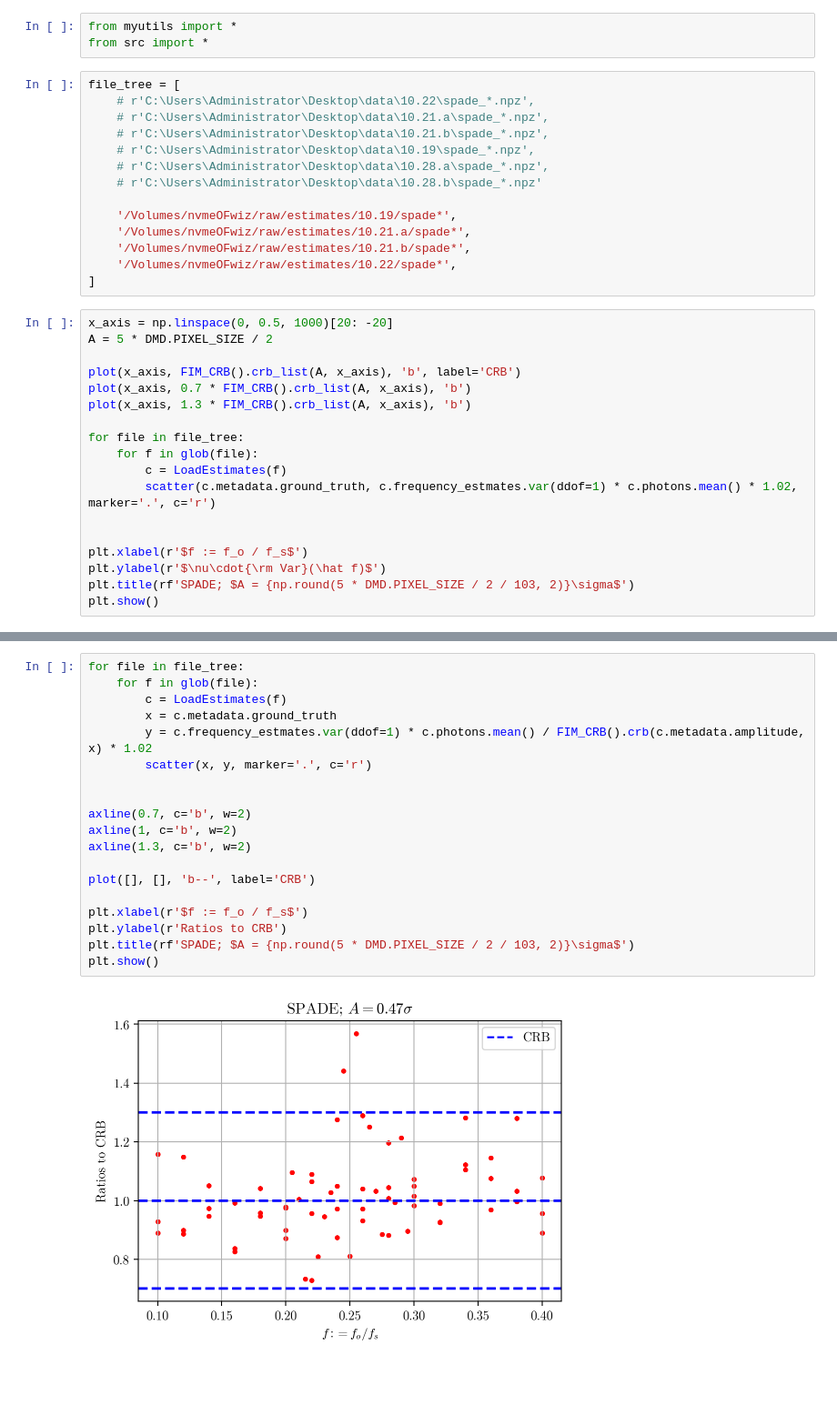
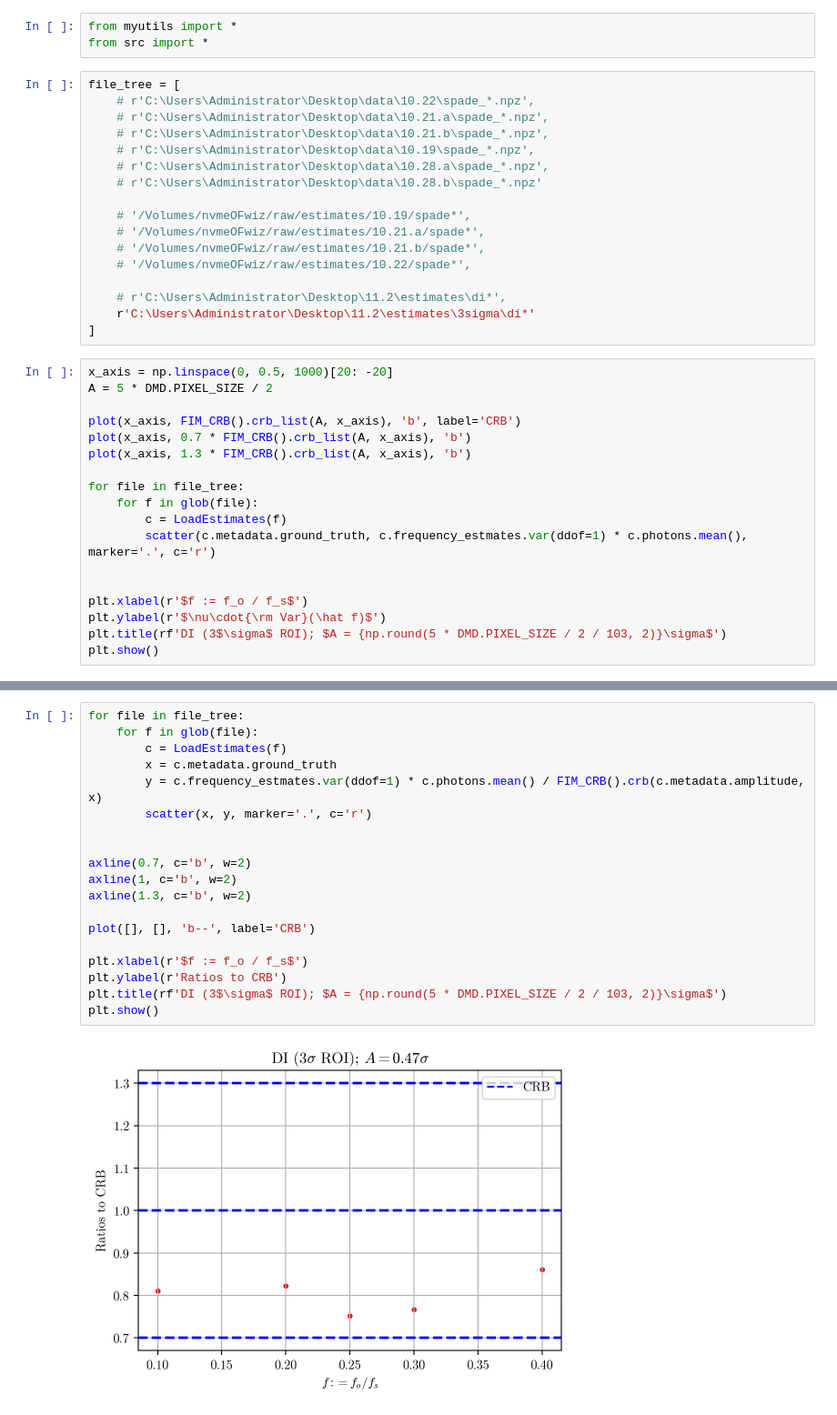
Before and after one commit to huchaoning/freqest-draft, a Jupyter notebook: plot.ipynb, the cells around one changed output, grey strips where cells are left out. Shown at 91% size. Drawn from its saved outputs; the diff is of its cells as text; blank space fills up the shorter version.

Commit message:
3sigma似乎不是一个很好的选择

```diff
--- a/plot.ipynb
+++ b/plot.ipynb
@@ -10,10 +10,13 @@ file_tree = [
     # r'C:\Users\Administrator\Desktop\data\10.28.a\spade_*.npz',
     # r'C:\Users\Administrator\Desktop\data\10.28.b\spade_*.npz'
 
-    '/Volumes/nvmeOFwiz/raw/estimates/10.19/spade*',
-    '/Volumes/nvmeOFwiz/raw/estimates/10.21.a/spade*',
-    '/Volumes/nvmeOFwiz/raw/estimates/10.21.b/spade*',
-    '/Volumes/nvmeOFwiz/raw/estimates/10.22/spade*',
+    # '/Volumes/nvmeOFwiz/raw/estimates/10.19/spade*',
+    # '/Volumes/nvmeOFwiz/raw/estimates/10.21.a/spade*',
+    # '/Volumes/nvmeOFwiz/raw/estimates/10.21.b/spade*',
+    # '/Volumes/nvmeOFwiz/raw/estimates/10.22/spade*',
+
+    # r'C:\Users\Administrator\Desktop\11.2\estimates\di*',
+    r'C:\Users\Administrator\Desktop\11.2\estimates\3sigma\di*'
 ]
 # %%
 x_axis = np.linspace(0, 0.5, 1000)[20: -20]
@@ -26,11 +29,11 @@ plot(x_axis, 1.3 * FIM_CRB().crb_list(A, x_axis), 'b')
 for file in file_tree:
     for f in glob(file):
         c = LoadEstimates(f)
-        scatter(c.metadata.ground_truth, c.frequency_estmates.var(ddof=1) * c.photons.mean() * 1.02, marker='.', c='r')
+        scatter(c.metadata.ground_truth, c.frequency_estmates.var(ddof=1) * c.photons.mean(), marker='.', c='r')
 
 
 plt.xlabel(r'$f := f_o / f_s$')
 plt.ylabel(r'$\nu\cdot{\rm Var}(\hat f)$')
-plt.title(rf'SPADE; $A = {np.round(5 * DMD.PIXEL_SIZE / 2 / 103, 2)}\sigma$')
+plt.title(rf'DI (3$\sigma$ ROI); $A = {np.round(5 * DMD.PIXEL_SIZE / 2 / 103, 2)}\sigma$')
 plt.show()
 # %% [output]
@@ -38,21 +41,21 @@ plt.show()
 # %%
 for file in file_tree:
     for f in glob(file):
         c = LoadEstimates(f)
         x = c.metadata.ground_truth
-        y = c.frequency_estmates.var(ddof=1) * c.photons.mean() / FIM_CRB().crb(c.metadata.amplitude, x) * 1.02
+        y = c.frequency_estmates.var(ddof=1) * c.photons.mean() / FIM_CRB().crb(c.metadata.amplitude, x)
         scatter(x, y, marker='.', c='r')
 
 
 axline(0.7, c='b', w=2)
 axline(1, c='b', w=2)
 axline(1.3, c='b', w=2)
 
 plot([], [], 'b--', label='CRB')
 
 plt.xlabel(r'$f := f_o / f_s$')
 plt.ylabel(r'Ratios to CRB')
-plt.title(rf'SPADE; $A = {np.round(5 * DMD.PIXEL_SIZE / 2 / 103, 2)}\sigma$')
+plt.title(rf'DI (3$\sigma$ ROI); $A = {np.round(5 * DMD.PIXEL_SIZE / 2 / 103, 2)}\sigma$')
 plt.show()
 # %% [output]
-[figure, old version]
+[figure, new version]
```
Also changed, not shown: parts of 1 cell of this notebook, 1 other file.
